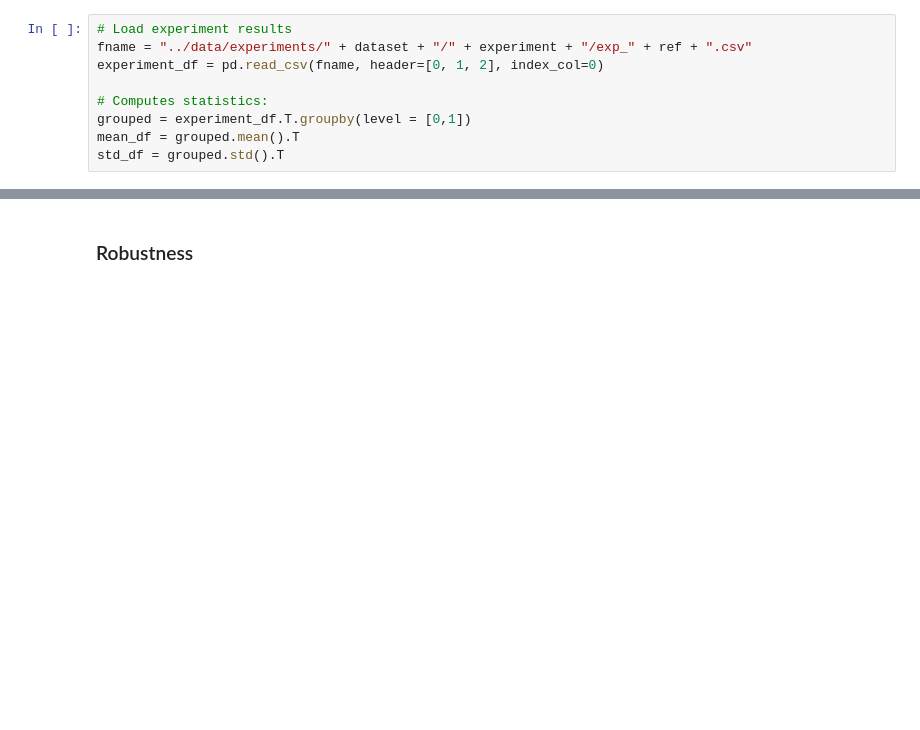
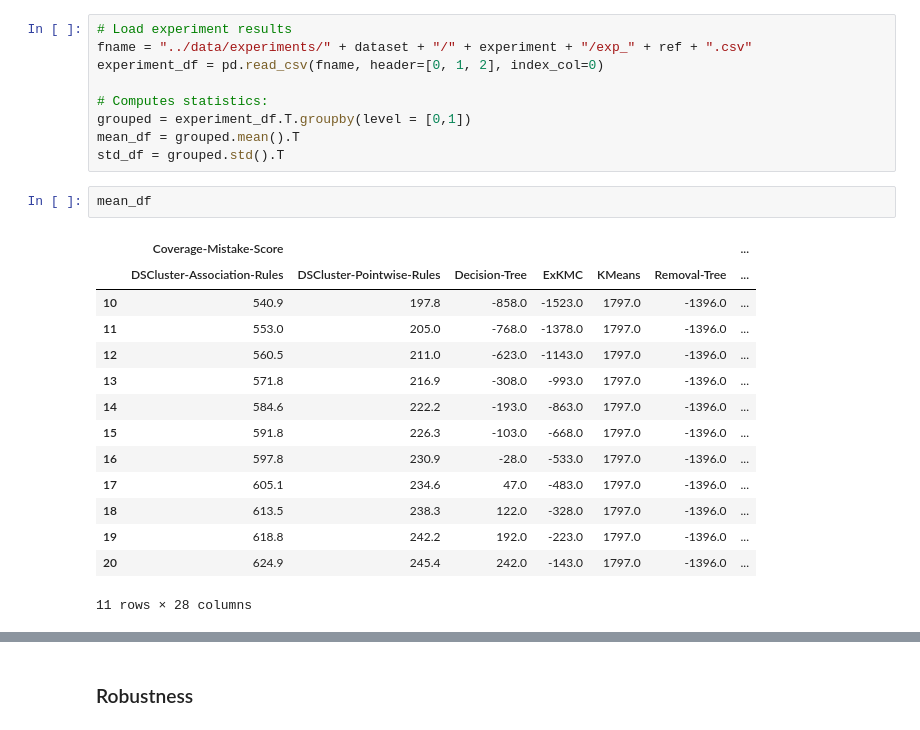
Before and after one commit to kevinqnb/interpretable-clustering, a Jupyter notebook: examples/experiments.ipynb, the cells around one changed output, grey strips where cells are left out. Cells and saved outputs as stored; diff of their text form; blank space fills up the shorter version.

```diff
--- a/examples/experiments.ipynb
+++ b/examples/experiments.ipynb
@@ -92,5 +97,22 @@ experiment_df = pd.read_csv(fname, header=[0, 1, 2], index_col=0)
 grouped = experiment_df.T.groupby(level = [0,1])
 mean_df = grouped.mean().T
 std_df = grouped.std().T
+# %%
+mean_df
+# %% [output]
+|  | Coverage-Mistake-Score |  |  |  |  |  | ... |
+|  | DSCluster-Association-Rules | DSCluster-Pointwise-Rules | Decision-Tree | ExKMC | KMeans | Removal-Tree | ... |
+| 10 | 540.9 | 197.8 | -858.0 | -1523.0 | 1797.0 | -1396.0 | ... |
+| 11 | 553.0 | 205.0 | -768.0 | -1378.0 | 1797.0 | -1396.0 | ... |
+| 12 | 560.5 | 211.0 | -623.0 | -1143.0 | 1797.0 | -1396.0 | ... |
+| 13 | 571.8 | 216.9 | -308.0 | -993.0 | 1797.0 | -1396.0 | ... |
+| 14 | 584.6 | 222.2 | -193.0 | -863.0 | 1797.0 | -1396.0 | ... |
+| 15 | 591.8 | 226.3 | -103.0 | -668.0 | 1797.0 | -1396.0 | ... |
+| 16 | 597.8 | 230.9 | -28.0 | -533.0 | 1797.0 | -1396.0 | ... |
+| 17 | 605.1 | 234.6 | 47.0 | -483.0 | 1797.0 | -1396.0 | ... |
+| 18 | 613.5 | 238.3 | 122.0 | -328.0 | 1797.0 | -1396.0 | ... |
+| 19 | 618.8 | 242.2 | 192.0 | -223.0 | 1797.0 | -1396.0 | ... |
+| 20 | 624.9 | 245.4 | 242.0 | -143.0 | 1797.0 | -1396.0 | ... |
+11 rows × 28 columns
 # %%
 #measurement = 'Coverage-Mistake-Score'
```
Also changed, not shown: parts of 9 cells of this notebook, 29 other files.
